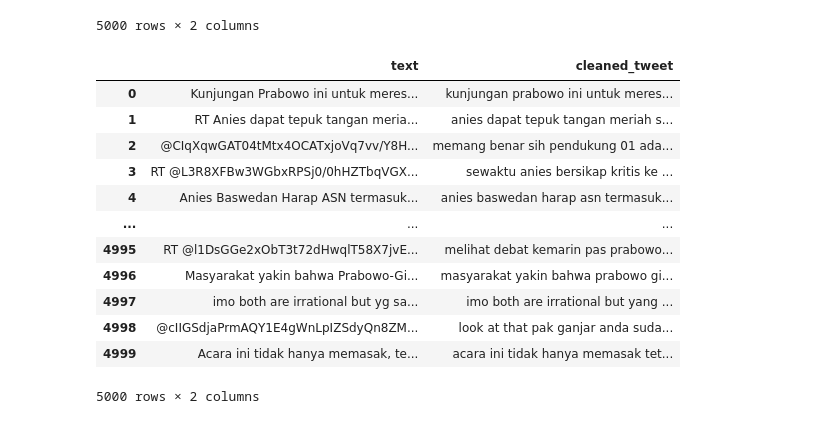
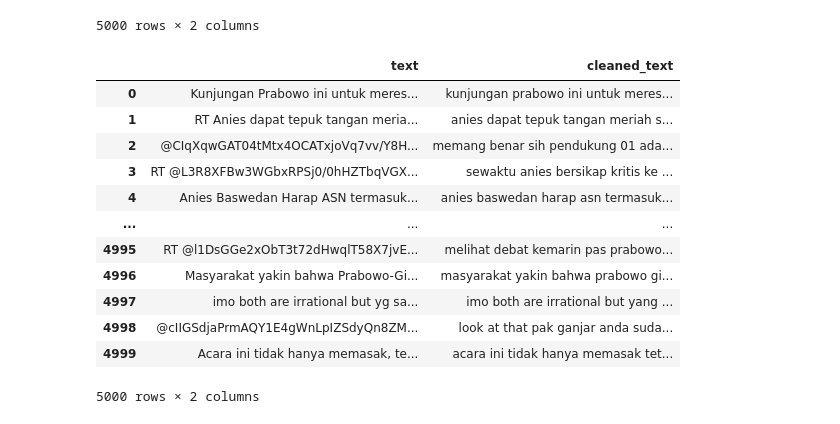
Before and after one commit to Azvier/indonesian-tweet-classification-indobert, a Jupyter notebook: notebooks/data_preprocessing.ipynb, the cells around one changed output. Saved outputs shown, nothing was run; the diff lists cells and outputs as text; code cells hidden in the pictures.

Commit message:
refactor(preprocessing): rename cleaned_tweet column to cleaned_text

```diff
--- a/notebooks/data_preprocessing.ipynb
+++ b/notebooks/data_preprocessing.ipynb
@@ -71,10 +71,10 @@ def clean_text(text):
     return text.lower()
 # %%
 # Apply preprocessing to the tweet column
-dataset['cleaned_tweet'] = dataset['text'].astype(str).apply(clean_text)
-dataset[['text', 'cleaned_tweet']]
+dataset['cleaned_text'] = dataset['text'].astype(str).apply(clean_text)
+dataset[['text', 'cleaned_text']]
 # %% [output]
-|  | text | cleaned_tweet |
+|  | text | cleaned_text |
 | 0 | Kunjungan Prabowo ini untuk meres... | kunjungan prabowo ini untuk meres... |
 | 1 | RT Anies dapat tepuk tangan meria... | anies dapat tepuk tangan meriah s... |
 | 2 | @CIqXqwGAT04tMtx4OCATxjoVq7vv/Y8H... | memang benar sih pendukung 01 ada... |
```
